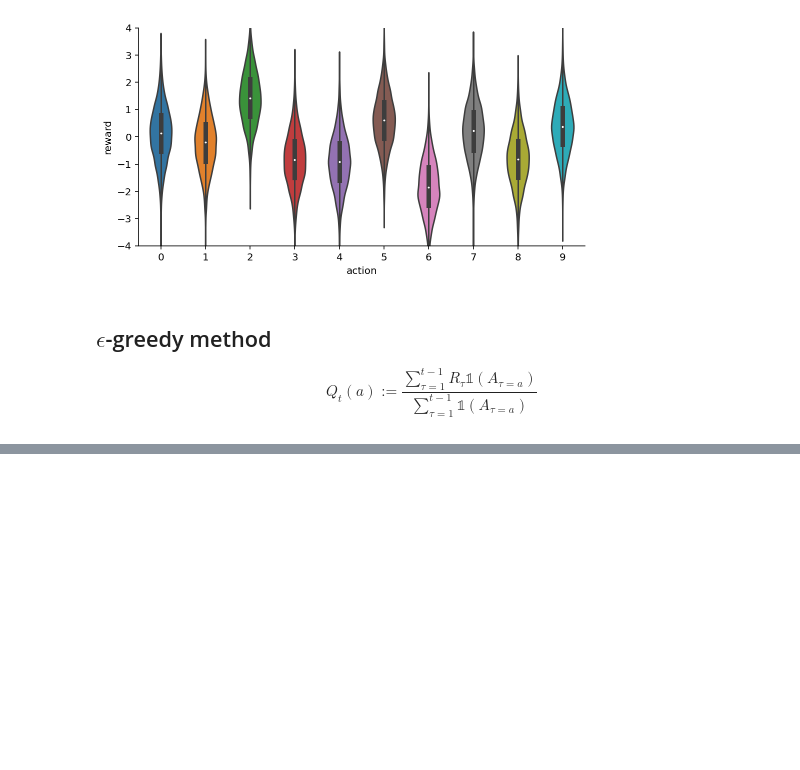
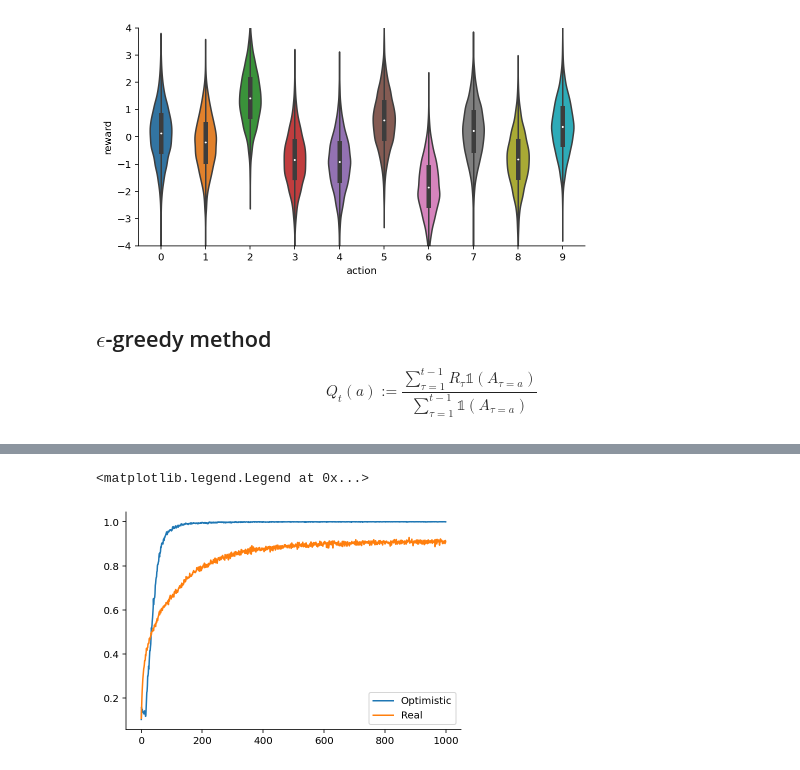
Before and after one commit to gerdm/reinforcement-learning, a Jupyter notebook: ch01/epsilon-greedy.ipynb, the cells around one changed output, grey strips where cells are left out. Drawn from its saved outputs; the diff is of its cells as text; code cells hidden in the pictures; blank space fills up the shorter version.

```diff
--- a/ch01/epsilon-greedy.ipynb
+++ b/ch01/epsilon-greedy.ipynb
@@ -128,0 +149,9 @@ plt.legend(legends);
+# %%
+optimistic_pct = (action_sims_multiple[1, 0] == true_values.argmax()).mean(axis=0)
+real_pct = (action_sims_multiple[0, 1] == true_values.argmax()).mean(axis=0)
+plt.plot(optimistic_pct, label="Optimistic")
+plt.plot(real_pct, label="Real")
+plt.legend()
+# %% [output]
+<matplotlib.legend.Legend at 0x...>
+[figure, added]
```
Also changed, not shown: parts of 18 cells of this notebook.
